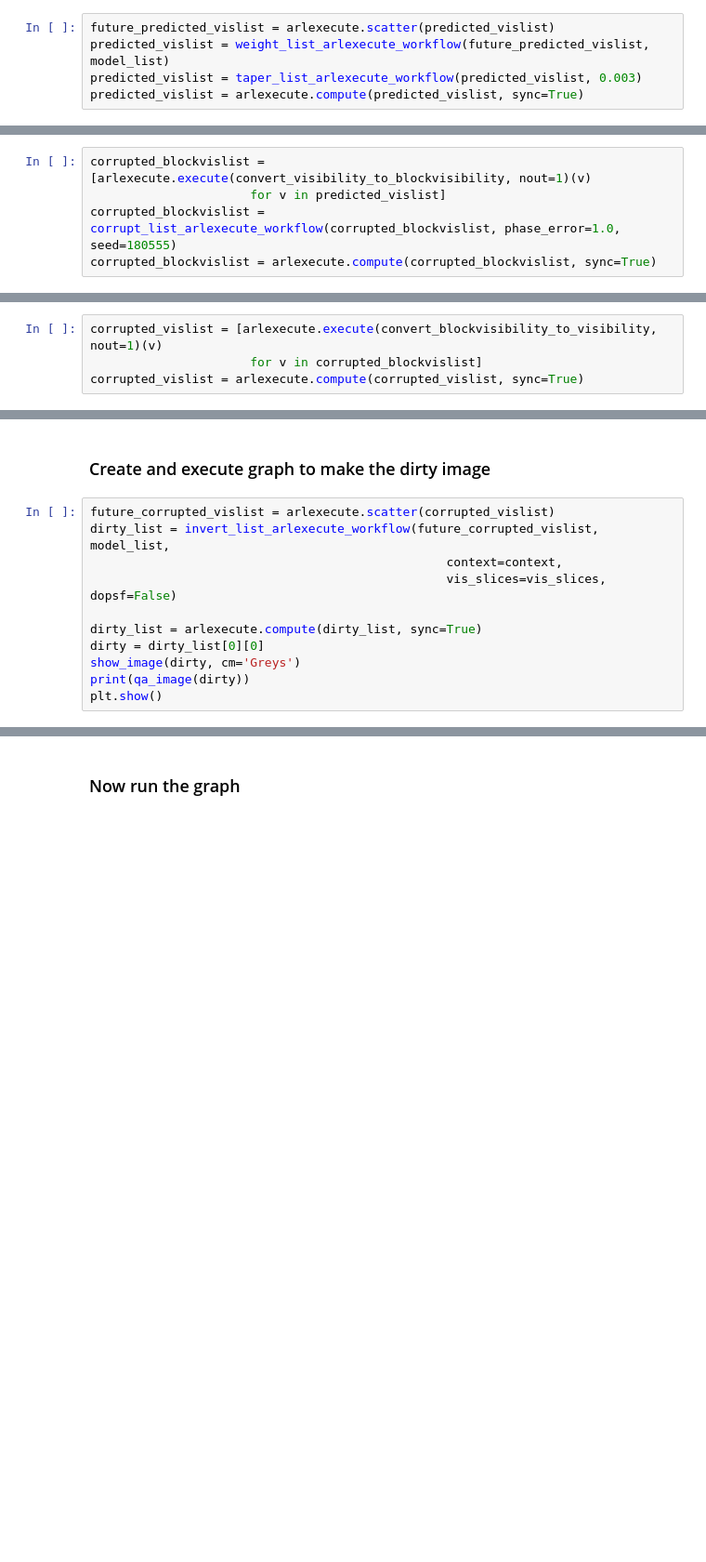
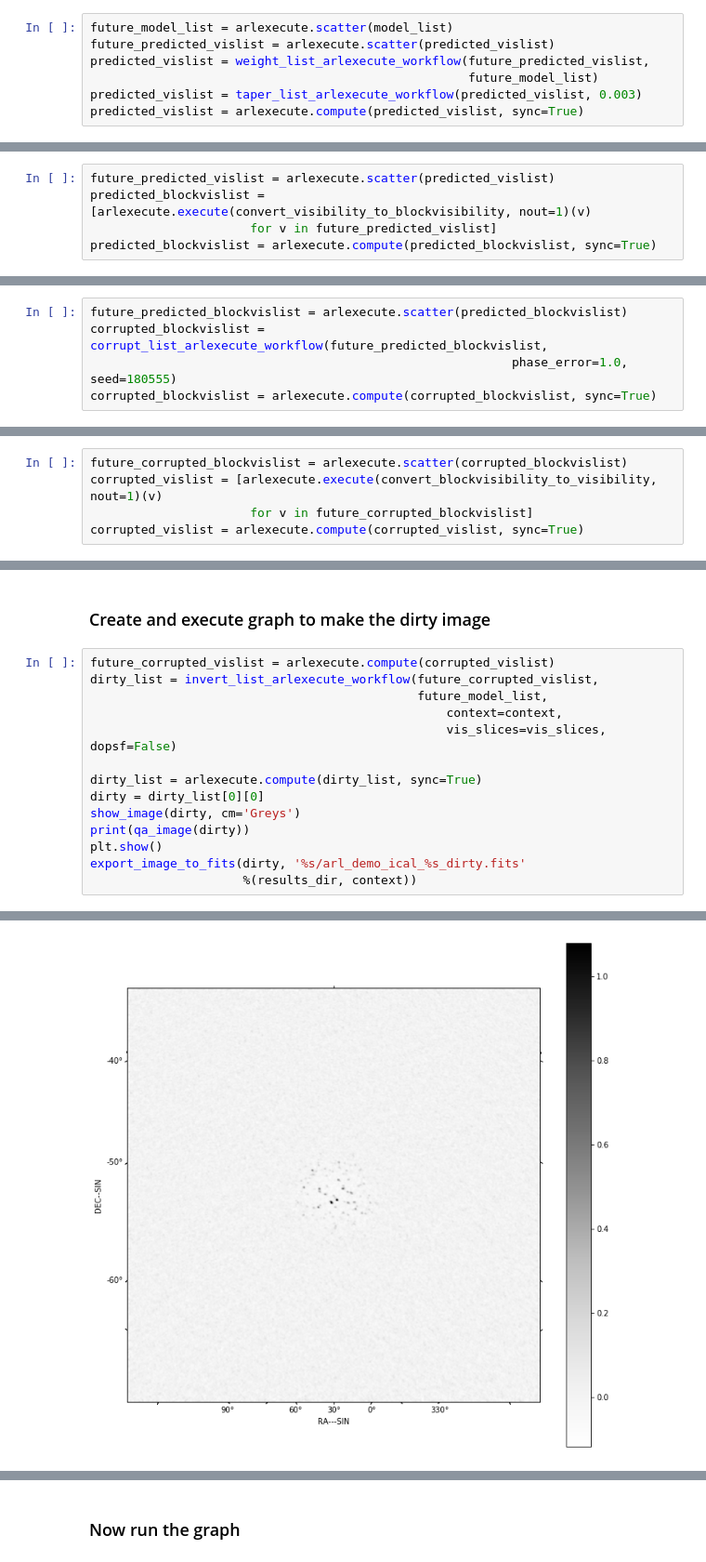
Before and after one commit to SKA-ScienceDataProcessor/algorithm-reference-library, a Jupyter notebook: workflows/notebooks/arl_demo.ipynb, the cells around one changed output, grey strips where cells are left out. Shown at 93% size. Saved outputs shown, nothing was run; the diff lists cells and outputs as text; blank space fills up the shorter version.

Commit message:
Best arl-demo so far

```diff
--- a/workflows/notebooks/arl_demo.ipynb
+++ b/workflows/notebooks/arl_demo.ipynb
@@ -145,7 +188,9 @@ model_list = arlexecute.scatter(model_list)
 # %% [markdown]
 ### Weight the data
 # %%
+future_model_list = arlexecute.scatter(model_list)
 future_predicted_vislist = arlexecute.scatter(predicted_vislist)
-predicted_vislist = weight_list_arlexecute_workflow(future_predicted_vislist, model_list)
+predicted_vislist = weight_list_arlexecute_workflow(future_predicted_vislist,
+                                                    future_model_list)
 predicted_vislist = taper_list_arlexecute_workflow(predicted_vislist, 0.003)
 predicted_vislist = arlexecute.compute(predicted_vislist, sync=True)
@@ -151,0 +199,5 @@ predicted_vislist = arlexecute.compute(predicted_vislist, sync=True)
+# %%
+future_predicted_vislist = arlexecute.scatter(predicted_vislist)
+predicted_blockvislist = [arlexecute.execute(convert_visibility_to_blockvisibility, nout=1)(v)
+                      for v in future_predicted_vislist]
+predicted_blockvislist = arlexecute.compute(predicted_blockvislist, sync=True)
@@ -152,7 +206,7 @@ predicted_vislist = arlexecute.compute(predicted_vislist, sync=True)
 # %% [markdown]
 ### Add phase errors
 # %%
-corrupted_blockvislist = [arlexecute.execute(convert_visibility_to_blockvisibility, nout=1)(v)
-                      for v in predicted_vislist]
-corrupted_blockvislist = corrupt_list_arlexecute_workflow(corrupted_blockvislist, phase_error=1.0, seed=180555)
+future_predicted_blockvislist = arlexecute.scatter(predicted_blockvislist)
+corrupted_blockvislist = corrupt_list_arlexecute_workflow(future_predicted_blockvislist,
+                                                          phase_error=1.0, seed=180555)
 corrupted_blockvislist = arlexecute.compute(corrupted_blockvislist, sync=True)
@@ -159,4 +215,5 @@ corrupted_blockvislist = arlexecute.compute(corrupted_blockvislist, sync=True)
 # %%
+future_corrupted_blockvislist = arlexecute.scatter(corrupted_blockvislist)
 corrupted_vislist = [arlexecute.execute(convert_blockvisibility_to_visibility, nout=1)(v)
-                      for v in corrupted_blockvislist]
+                      for v in future_corrupted_blockvislist]
 corrupted_vislist = arlexecute.compute(corrupted_vislist, sync=True)
@@ -163,8 +222,9 @@ corrupted_vislist = arlexecute.compute(corrupted_vislist, sync=True)
 # %% [markdown]
 ### Create and execute graph to make the dirty image
 # %%
-future_corrupted_vislist = arlexecute.scatter(corrupted_vislist)
-dirty_list = invert_list_arlexecute_workflow(future_corrupted_vislist, model_list,
+future_corrupted_vislist = arlexecute.compute(corrupted_vislist)
+dirty_list = invert_list_arlexecute_workflow(future_corrupted_vislist,
+                                             future_model_list,
                                                  context=context,
                                                  vis_slices=vis_slices, dopsf=False)
 
@@ -173,3 +233,6 @@ dirty = dirty_list[0][0]
 show_image(dirty, cm='Greys')
 print(qa_image(dirty))
 plt.show()
+export_image_to_fits(dirty, '%s/arl_demo_ical_%s_dirty.fits'
+                     %(results_dir, context))
+# %% [output]
@@ -175,0 +252 @@ plt.show()
+[figure, added]
```
Also changed, not shown: parts of 18 cells of this notebook, 21 other files.
